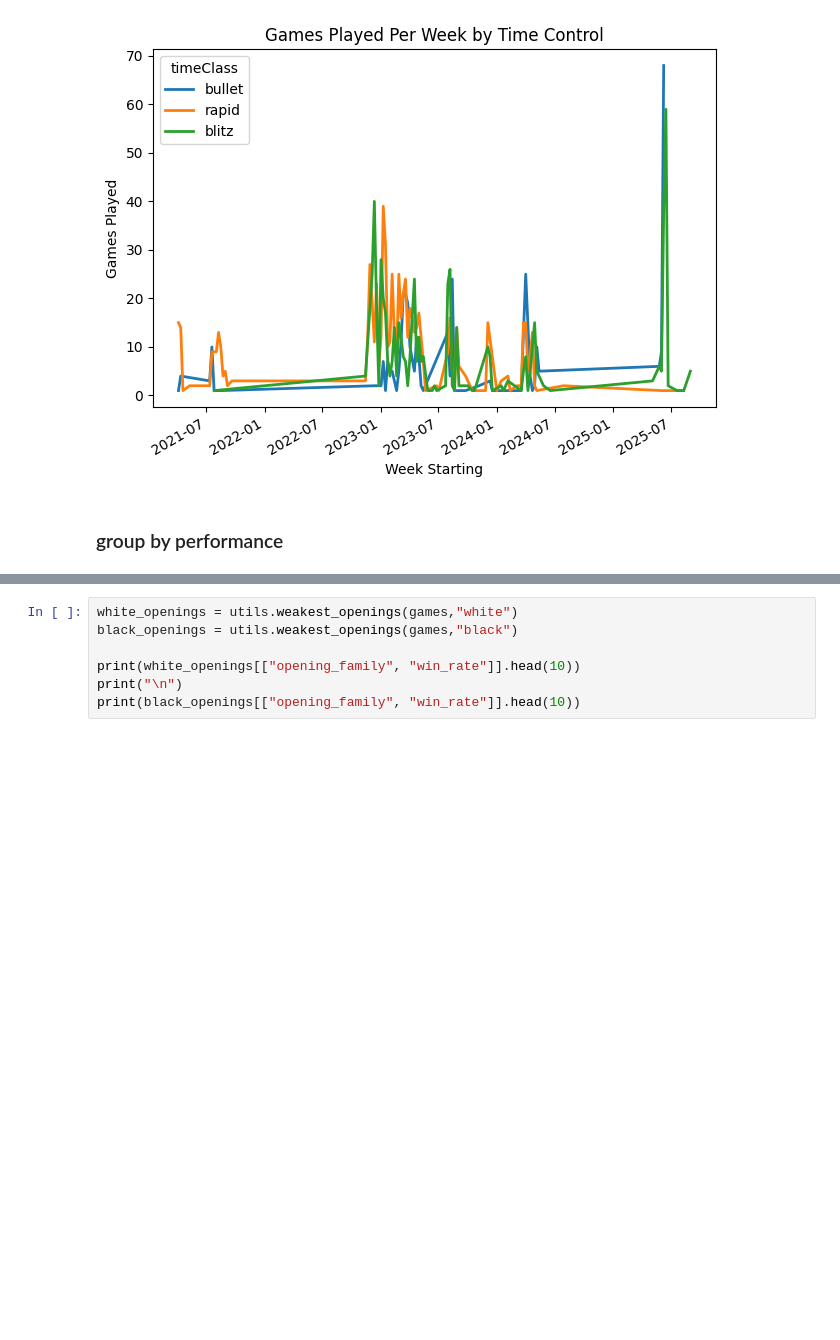
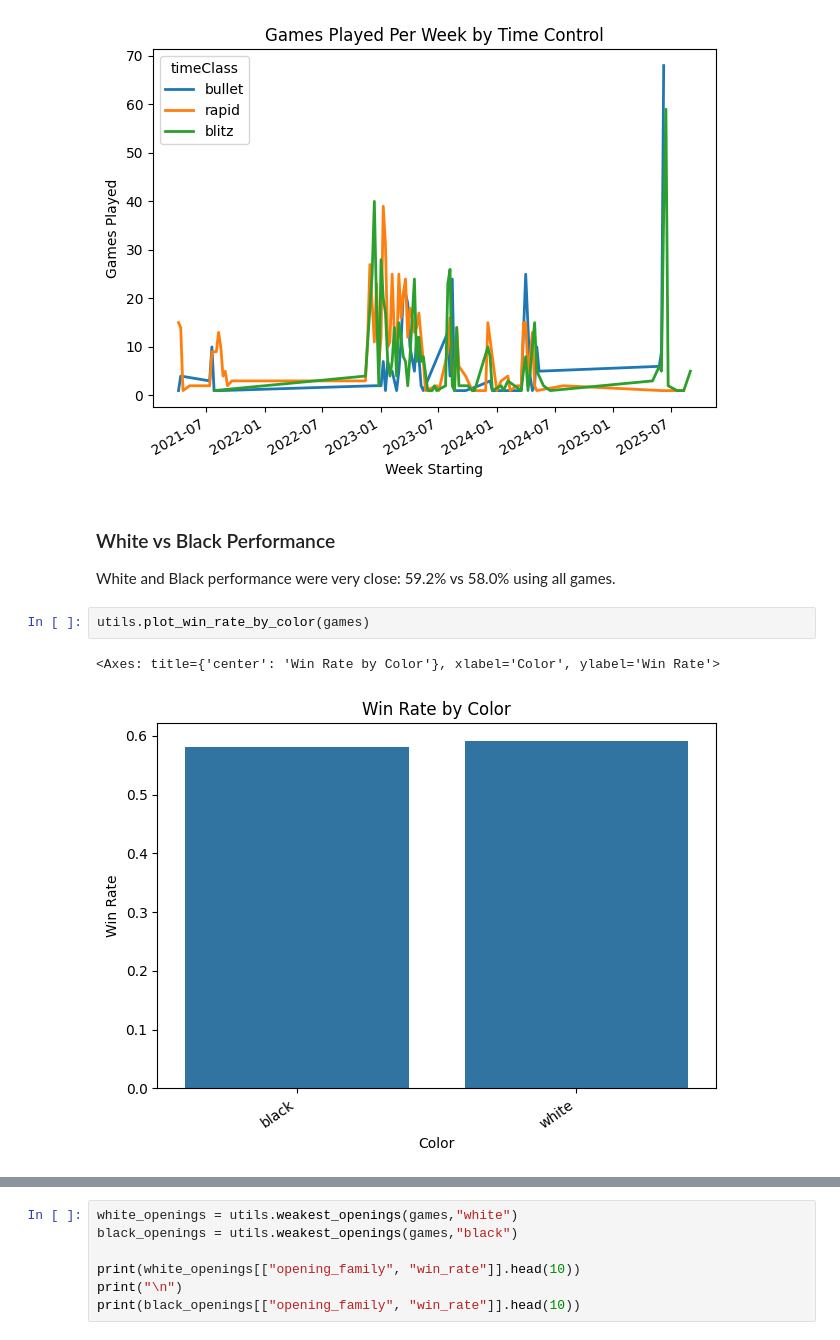
Before and after one commit to tom-m-white/cpsc222-final-project-chess-stats, a Jupyter notebook: quantified_self.ipynb, the cells around one changed output, grey strips where cells are left out. Drawn from its saved outputs; the diff is of its cells as text; blank space fills up the shorter version.

```diff
--- a/quantified_self.ipynb
+++ b/quantified_self.ipynb
@@ -109,5 +97,12 @@ utils.plot_games_per_week(games)
 [figure]
 [figure]
 # %% [markdown]
-### group by performance
+### White vs Black Performance
+
+White and Black performance were very close: 59.2% vs 58.0% using all games.
+# %%
+utils.plot_win_rate_by_color(games)
+# %% [output]
+<Axes: title={'center': 'Win Rate by Color'}, xlabel='Color', ylabel='Win Rate'>
+[figure, added]
 # %% [markdown]
```
Also changed, not shown: parts of 18 cells of this notebook, 3 other files.
